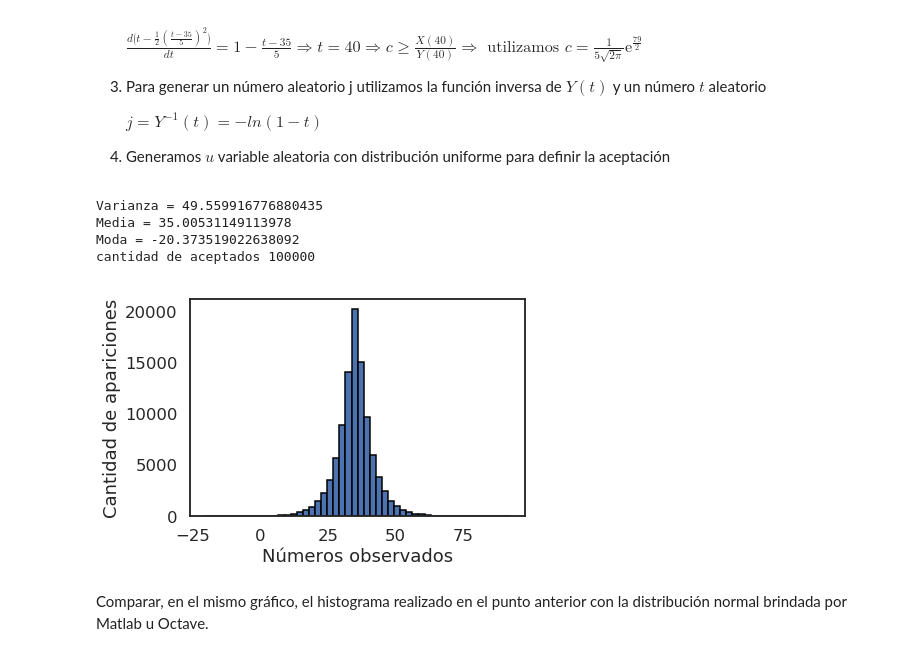
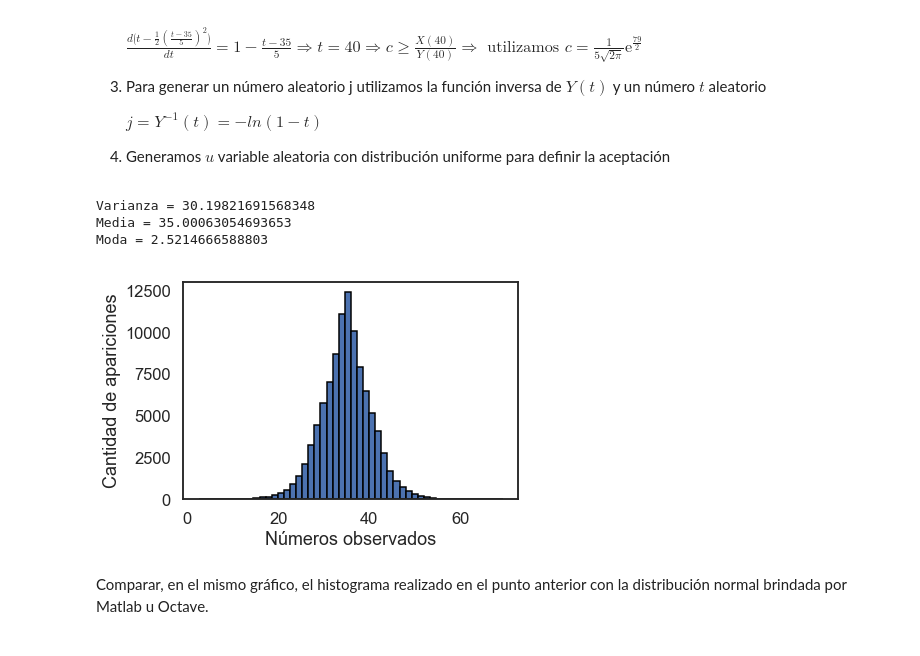
Before and after one commit to victorbravoarroyo/Simulacion, a Jupyter notebook: Tp1.ipynb, the cells around one changed output. Cells and saved outputs as stored; diff of their text form; code cells hidden in the pictures.

```diff
--- a/Tp1.ipynb
+++ b/Tp1.ipynb
@@ -330,14 +330,15 @@ otro $j$*
 
 4. Generamos $u$ variable aleatoria con distribución uniforme para definir la aceptación
 # %%
-c = exp(79/2)*(1/(5*(sqrt(2*pi))))
+c = sqrt(2*exp(1)/pi)
 
 n = 100000
 aceptados = list() #VALORES ACEPTADOS SEGUN DISTRIBUCIÓN NORMAL, MEDIA 35 Y DESVÍO 5
 
 #NORMAL DE MEDIA 35 Y VARIANZA 25
 def X(t):
-    return ((exp(-0.5*(((t-35)/5)**2)))/(5*sqrt(2*pi)))
+    return exp(-0.5*t)/(sqrt(2*pi))
+    # return exp(-0.5*(((t-35)/5)**2))/(5*sqrt(2*pi))
 
 def Y(t):
     return exp(-t)
@@ -345,37 +346,40 @@ def Y(t):
 def prob(t):
     return (X(t)/(c*Y(t)))
 
-for i in range(0,n):
+def transformL(x, a, b):
+    return (x*a) + b
+
+count = 1
+maxAceptado = 100000
+while count <= maxAceptado:
     u = np.random.uniform()
+    j = np.random.exponential(1)
 
-    j = (log(1-(np.random.uniform())))*(-1)
-
-    if(u > prob(j)):
-        if(u >= 0.5):
-            aceptados.append((j*5)+35 )
+    if(u < prob(j)):
+        # print('aceptado: ', count)
+        count += 1
+        if(np.random.rand() < 0.5):
+            aceptados.append( transformL(j, 3, 35) )
+            # aceptados.append(j)
         else:
-            aceptados.append(((-1*j)*5)+35)
+            aceptados.append( transformL(j*-1, 3, 35) )
+            # aceptados.append((-1*j))
 
 print('Varianza = ' + str(np.var(aceptados)))
 print('Media = ' + str(np.median(aceptados)))
 print('Moda = ' + str(st.mode(aceptados)[0][0]))
-print('cantidad de aceptados ' + str(len(aceptados)))
 # %% [output]
-Varianza = 49.559916776880435
-Media = 35.00531149113978
-Moda = -20.373519022638092
-cantidad de aceptados 100000
+Varianza = 30.19821691568348
+Media = 35.00063054693653
+Moda = 2.5214666588803
 # %%
 plt.xlabel('Números observados')
 plt.ylabel('Cantidad de apariciones')
 
-sigma = 5
-mu = 35
-
 sns.distplot(aceptados, kde=False,  hist_kws={'edgecolor':'black', 'alpha':1})
 sns.set(style="white", context="talk")
 # %% [output]
-[figure, old version]
+[figure, new version]
 # %% [markdown]
 Comparar, en el mismo gráfico, el histograma realizado en el punto anterior con la distribución normal brindada por Matlab u Octave.
 # %%
```
Also changed, not shown: parts of 5 cells of this notebook, 1 other file.
